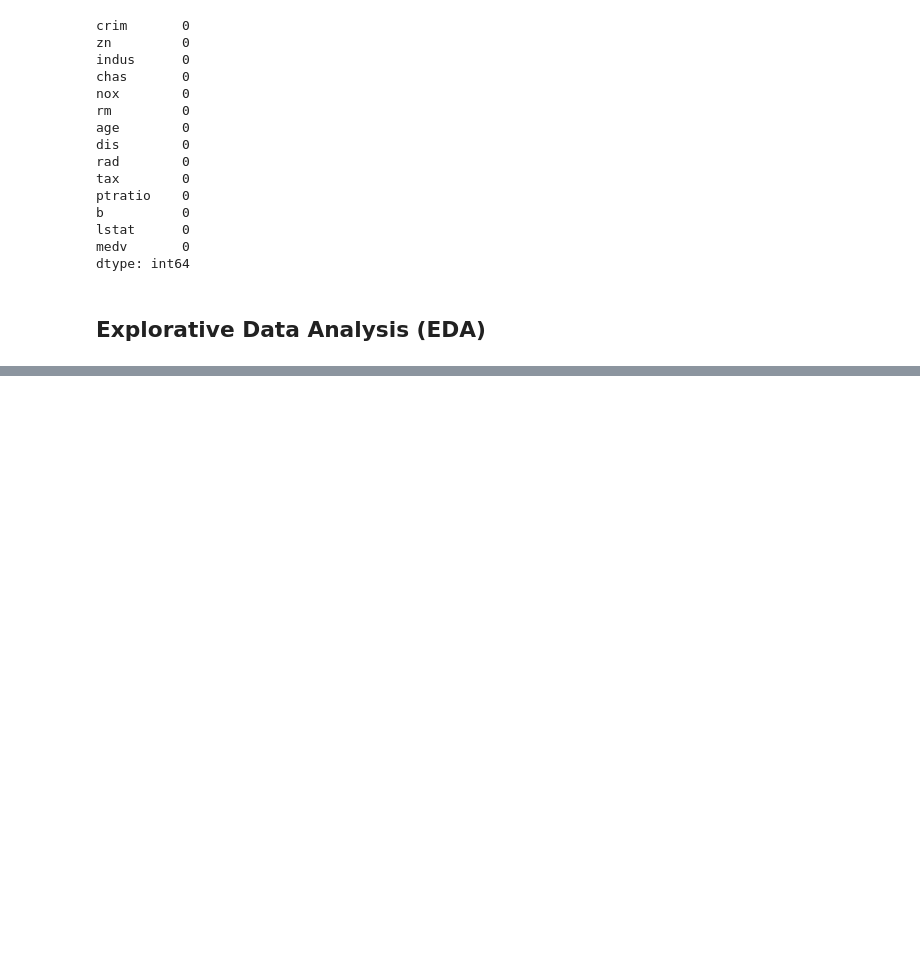
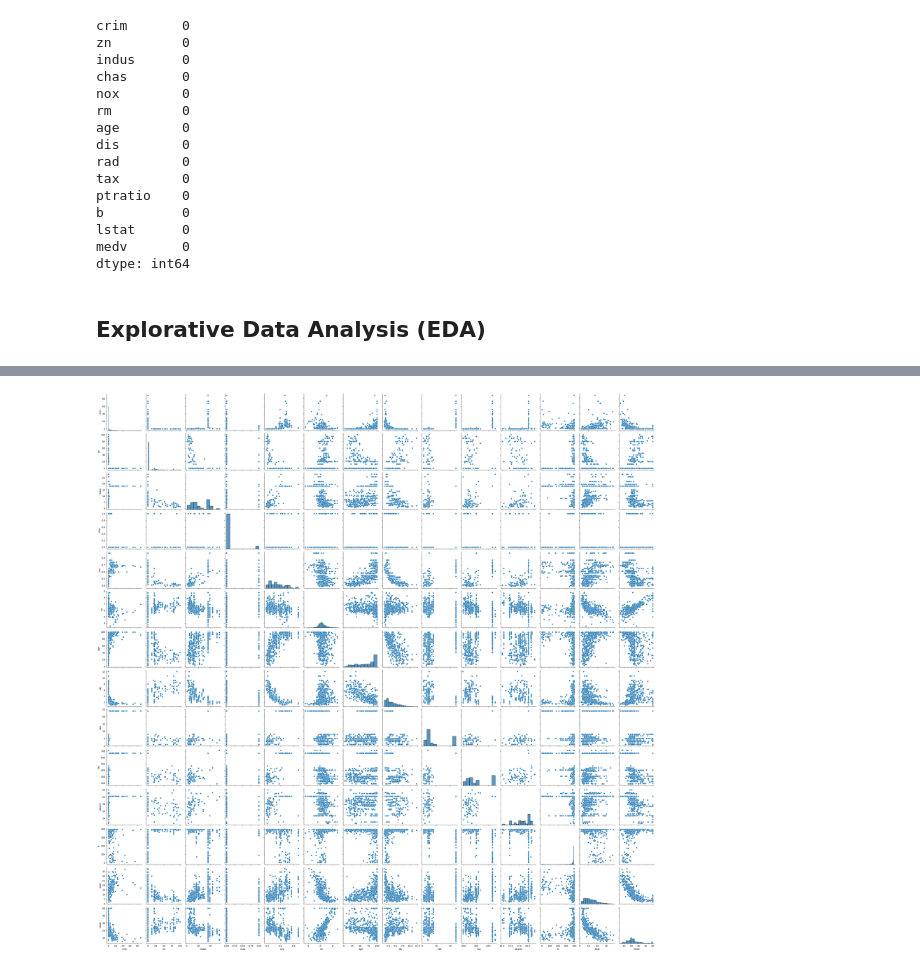
Before and after one commit to AtharvaIngale/BHP_ML_LR, a Jupyter notebook: Main.ipynb, the cells around one changed output, grey strips where cells are left out. Saved outputs shown, nothing was run; the diff lists cells and outputs as text; code cells hidden in the pictures; blank space fills up the shorter version.

```diff
--- a/Main.ipynb
+++ b/Main.ipynb
@@ -156,3 +156,11 @@ dataset.corr()
 | b | -0.385064 | 0.175520 | -0.356977 | 0.048788 | -0.380051 | 0.128069 | -0.273534 | 0.291512 | -0.444413 | -0.441808 | -0.177383 | ... |
 | lstat | 0.455621 | -0.412995 | 0.603800 | -0.053929 | 0.590879 | -0.613808 | 0.602339 | -0.496996 | 0.488676 | 0.543993 | 0.374044 | ... |
 | medv | -0.388305 | 0.360445 | -0.483725 | 0.175260 | -0.427321 | 0.695360 | -0.376955 | 0.249929 | -0.381626 | -0.468536 | -0.507787 | ... |
+# %%
+import seaborn as sns
+
+# Pair plot of full dataset
+sns.pairplot(dataset)
+plt.show()
+# %% [output]
+[figure, added]
```
Also changed, not shown: parts of 17 cells of this notebook.
